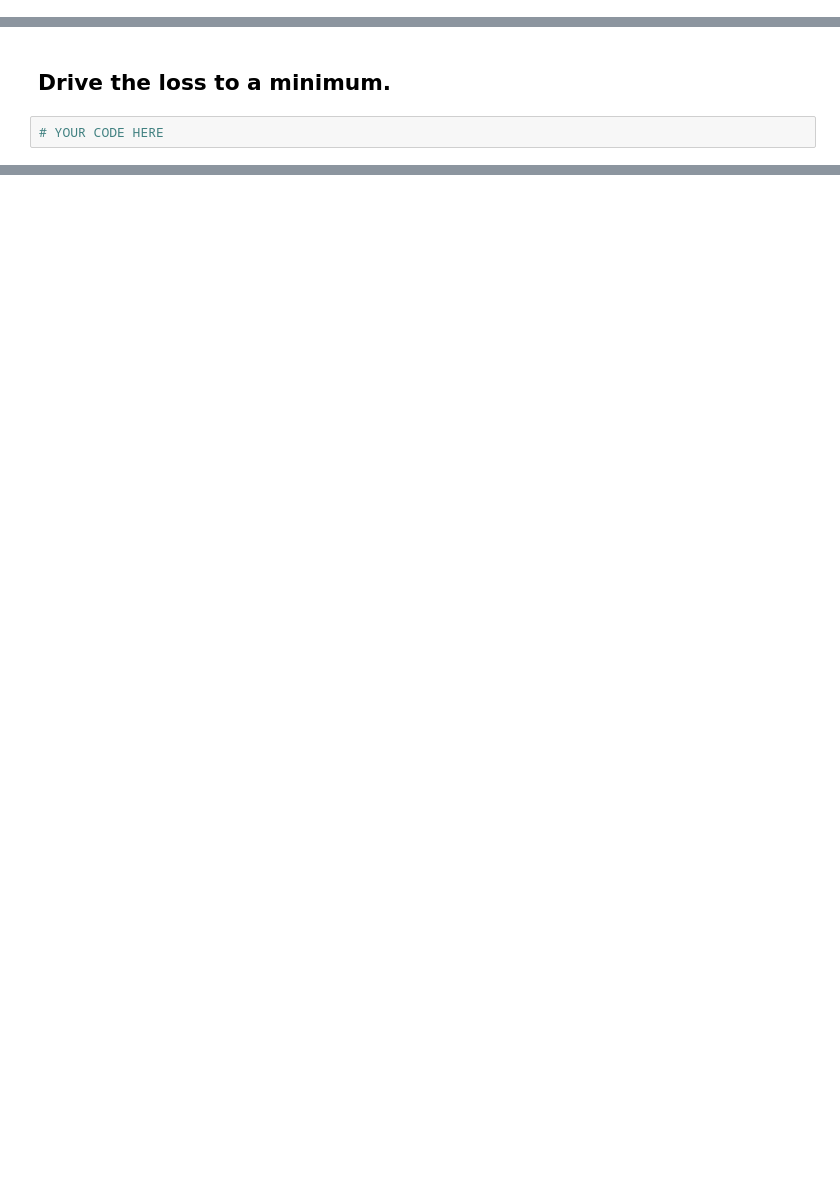
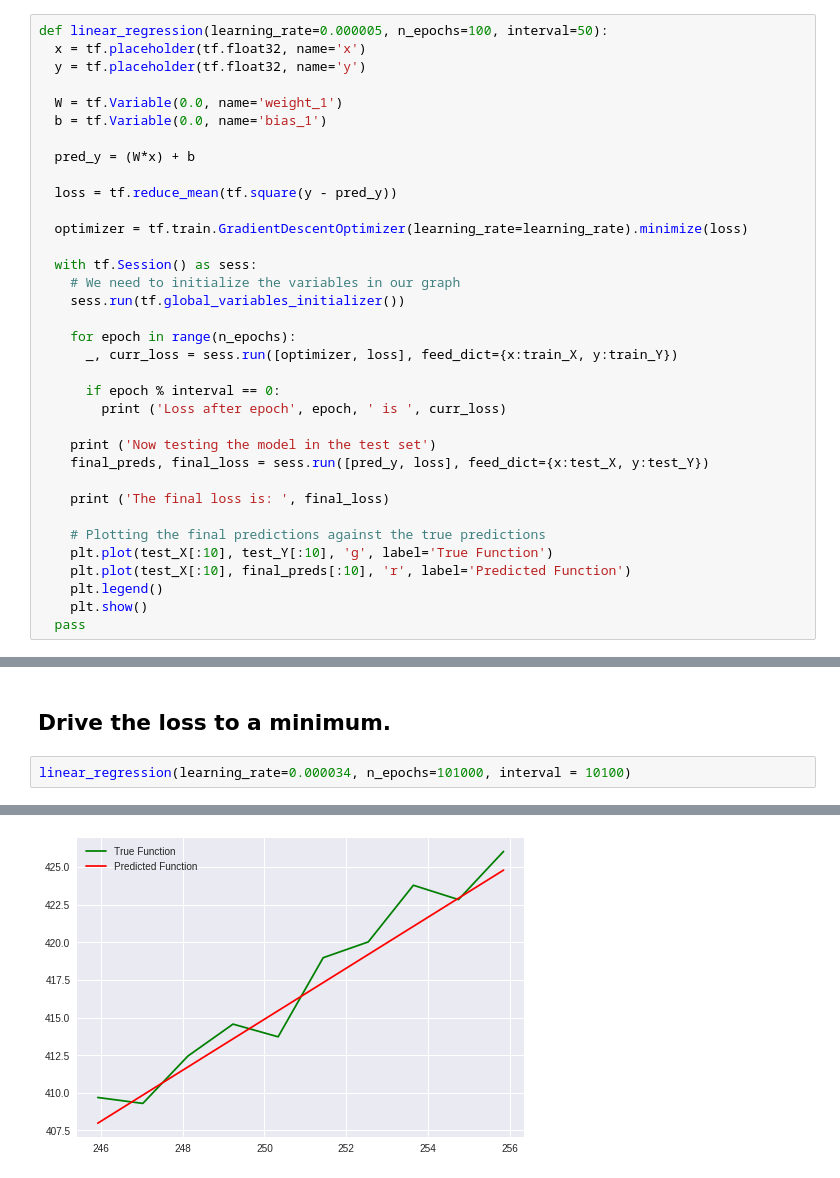
Before and after one commit to MLCCKolkata/Assignment-4, a Jupyter notebook: First_Date_with_TensorFlow.ipynb, the cells around one changed output, grey strips where cells are left out. Drawn from its saved outputs; the diff is of its cells as text; blank space fills up the shorter version.

```diff
--- a/First_Date_with_TensorFlow.ipynb
+++ b/First_Date_with_TensorFlow.ipynb
@@ -361,3 +378,38 @@ def linear_regression(learning_rate=0.000005, n_epochs=100, interval=50):
+# %%
+def linear_regression(learning_rate=0.000005, n_epochs=100, interval=50):
+  x = tf.placeholder(tf.float32, name='x')
+  y = tf.placeholder(tf.float32, name='y')
+
+  W = tf.Variable(0.0, name='weight_1')
+  b = tf.Variable(0.0, name='bias_1')
+
+  pred_y = (W*x) + b
+
+  loss = tf.reduce_mean(tf.square(y - pred_y))
+
+  optimizer = tf.train.GradientDescentOptimizer(learning_rate=learning_rate).minimize(loss)
+
+  with tf.Session() as sess:
+    # We need to initialize the variables in our graph
+    sess.run(tf.global_variables_initializer())
+
+    for epoch in range(n_epochs):
+      _, curr_loss = sess.run([optimizer, loss], feed_dict={x:train_X, y:train_Y})
+
+      if epoch % interval == 0:
+        print ('Loss after epoch', epoch, ' is ', curr_loss)
+
+    print ('Now testing the model in the test set')
+    final_preds, final_loss = sess.run([pred_y, loss], feed_dict={x:test_X, y:test_Y})
+
+    print ('The final loss is: ', final_loss)
+
+    # Plotting the final predictions against the true predictions
+    plt.plot(test_X[:10], test_Y[:10], 'g', label='True Function')
+    plt.plot(test_X[:10], final_preds[:10], 'r', label='Predicted Function')
+    plt.legend()
+    plt.show()
+  pass
 # %%
 # Okay! Now let's tweak!
 linear_regression(learning_rate=0.000034, n_epochs=500)
@@ -366,4 +451,5 @@ linear_regression(learning_rate=0.0000006, n_epochs=1000)
 # %% [markdown]
 ## Drive the loss to a minimum.
-# %%
-# YOUR CODE HERE
+# %%
+linear_regression(learning_rate=0.000034, n_epochs=101000, interval = 10100)
+# %% [output]
@@ -369,0 +468 @@ linear_regression(learning_rate=0.0000006, n_epochs=1000)
+[figure, added]
```
Also changed, not shown: parts of 6 cells of this notebook.
